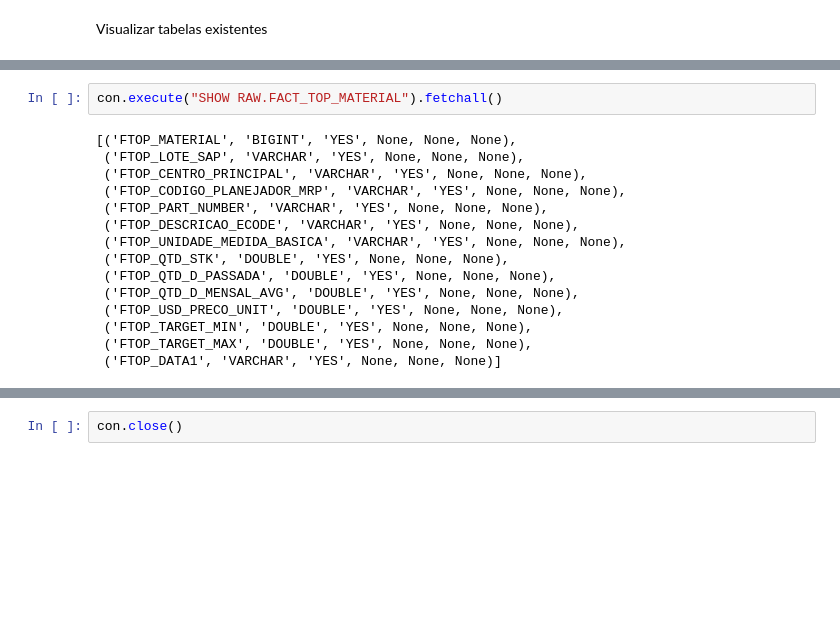
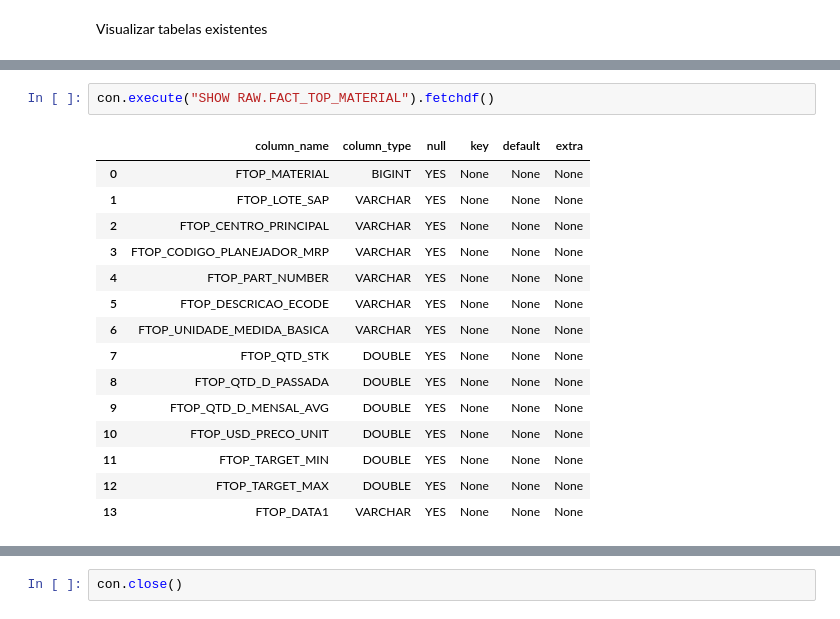
Before and after one commit to derycck/dbt_duckdb, a Jupyter notebook: ingestao/ingestao.ipynb, the cells around one changed output, grey strips where cells are left out. Drawn from its saved outputs; the diff is of its cells as text; blank space fills up the shorter version.

```diff
--- a/ingestao/ingestao.ipynb
+++ b/ingestao/ingestao.ipynb
@@ -265,18 +265,19 @@ tables
 # %%
-con.execute("SHOW RAW.FACT_TOP_MATERIAL").fetchall()
+con.execute("SHOW RAW.FACT_TOP_MATERIAL").fetchdf()
 # %% [output]
-[('FTOP_MATERIAL', 'BIGINT', 'YES', None, None, None),
- ('FTOP_LOTE_SAP', 'VARCHAR', 'YES', None, None, None),
- ('FTOP_CENTRO_PRINCIPAL', 'VARCHAR', 'YES', None, None, None),
- ('FTOP_CODIGO_PLANEJADOR_MRP', 'VARCHAR', 'YES', None, None, None),
- ('FTOP_PART_NUMBER', 'VARCHAR', 'YES', None, None, None),
- ('FTOP_DESCRICAO_ECODE', 'VARCHAR', 'YES', None, None, None),
- ('FTOP_UNIDADE_MEDIDA_BASICA', 'VARCHAR', 'YES', None, None, None),
- ('FTOP_QTD_STK', 'DOUBLE', 'YES', None, None, None),
- ('FTOP_QTD_D_PASSADA', 'DOUBLE', 'YES', None, None, None),
- ('FTOP_QTD_D_MENSAL_AVG', 'DOUBLE', 'YES', None, None, None),
- ('FTOP_USD_PRECO_UNIT', 'DOUBLE', 'YES', None, None, None),
- ('FTOP_TARGET_MIN', 'DOUBLE', 'YES', None, None, None),
- ('FTOP_TARGET_MAX', 'DOUBLE', 'YES', None, None, None),
- ('FTOP_DATA1', 'VARCHAR', 'YES', None, None, None)]
+|  | column_name | column_type | null | key | default | extra |
+| 0 | FTOP_MATERIAL | BIGINT | YES | None | None | None |
+| 1 | FTOP_LOTE_SAP | VARCHAR | YES | None | None | None |
+| 2 | FTOP_CENTRO_PRINCIPAL | VARCHAR | YES | None | None | None |
+| 3 | FTOP_CODIGO_PLANEJADOR_MRP | VARCHAR | YES | None | None | None |
+| 4 | FTOP_PART_NUMBER | VARCHAR | YES | None | None | None |
+| 5 | FTOP_DESCRICAO_ECODE | VARCHAR | YES | None | None | None |
+| 6 | FTOP_UNIDADE_MEDIDA_BASICA | VARCHAR | YES | None | None | None |
+| 7 | FTOP_QTD_STK | DOUBLE | YES | None | None | None |
+| 8 | FTOP_QTD_D_PASSADA | DOUBLE | YES | None | None | None |
+| 9 | FTOP_QTD_D_MENSAL_AVG | DOUBLE | YES | None | None | None |
+| 10 | FTOP_USD_PRECO_UNIT | DOUBLE | YES | None | None | None |
+| 11 | FTOP_TARGET_MIN | DOUBLE | YES | None | None | None |
+| 12 | FTOP_TARGET_MAX | DOUBLE | YES | None | None | None |
+| 13 | FTOP_DATA1 | VARCHAR | YES | None | None | None |
 # %%
```
Also changed, not shown: parts of 21 cells of this notebook.
